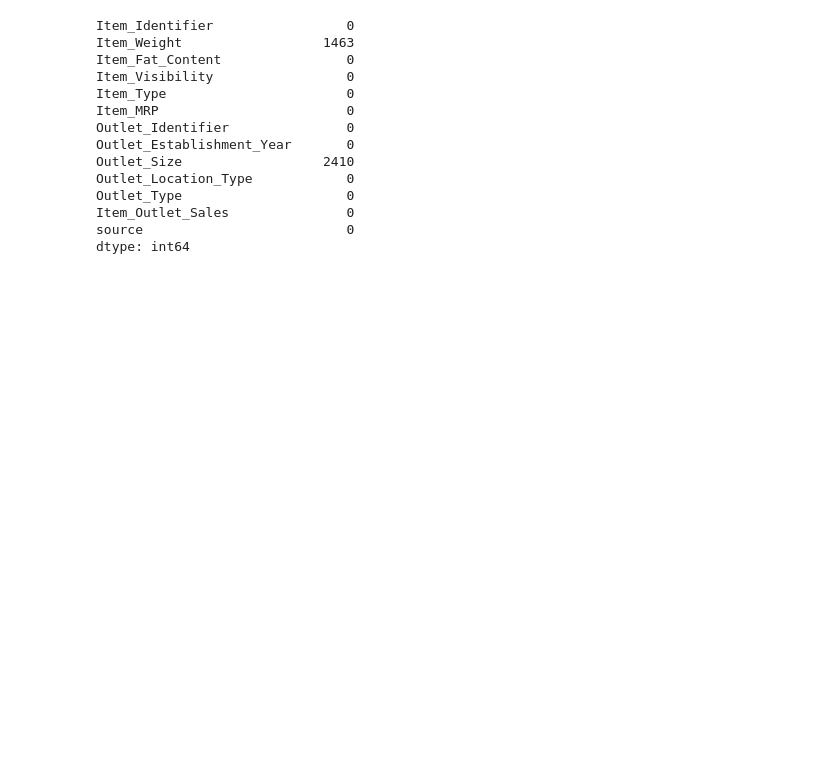
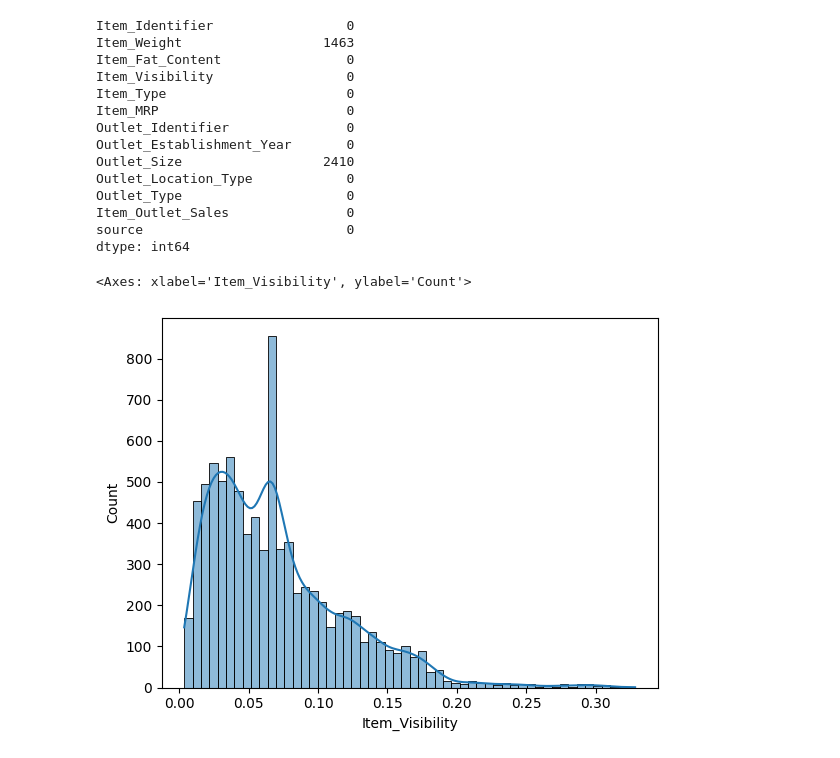
Before and after one commit to Technocolabs100/BigMart-Analysis-and-Prediction-on-Sales-Data, a Jupyter notebook: BigMartSalesPrediction.ipynb, the cells around one changed output. Drawn from its saved outputs; the diff is of its cells as text; code cells hidden in the pictures; blank space fills up the shorter version.

```diff
--- a/BigMartSalesPrediction.ipynb
+++ b/BigMartSalesPrediction.ipynb
@@ -325,3 +325,10 @@ train_copy['Outlet_Size'] = train_copy['Outlet_Size'].fillna(train_copy['Outlet_
 from sklearn.preprocessing import LabelEncoder
 le = LabelEncoder()
 train_copy['Item_Identifier'] = le.fit_transform(train_copy['Item_Identifier'])
+# %%
+# Item Visibility zeros must be replaced with the mean of the column
+train_copy['Item_Visibility'] = train_copy['Item_Visibility'].replace(0,train_copy['Item_Visibility'].mean())
+sns.histplot(train_copy['Item_Visibility'],kde=True)
+# %% [output]
+<Axes: xlabel='Item_Visibility', ylabel='Count'>
+[figure, added]
```
Also changed, not shown: parts of 8 cells of this notebook.
